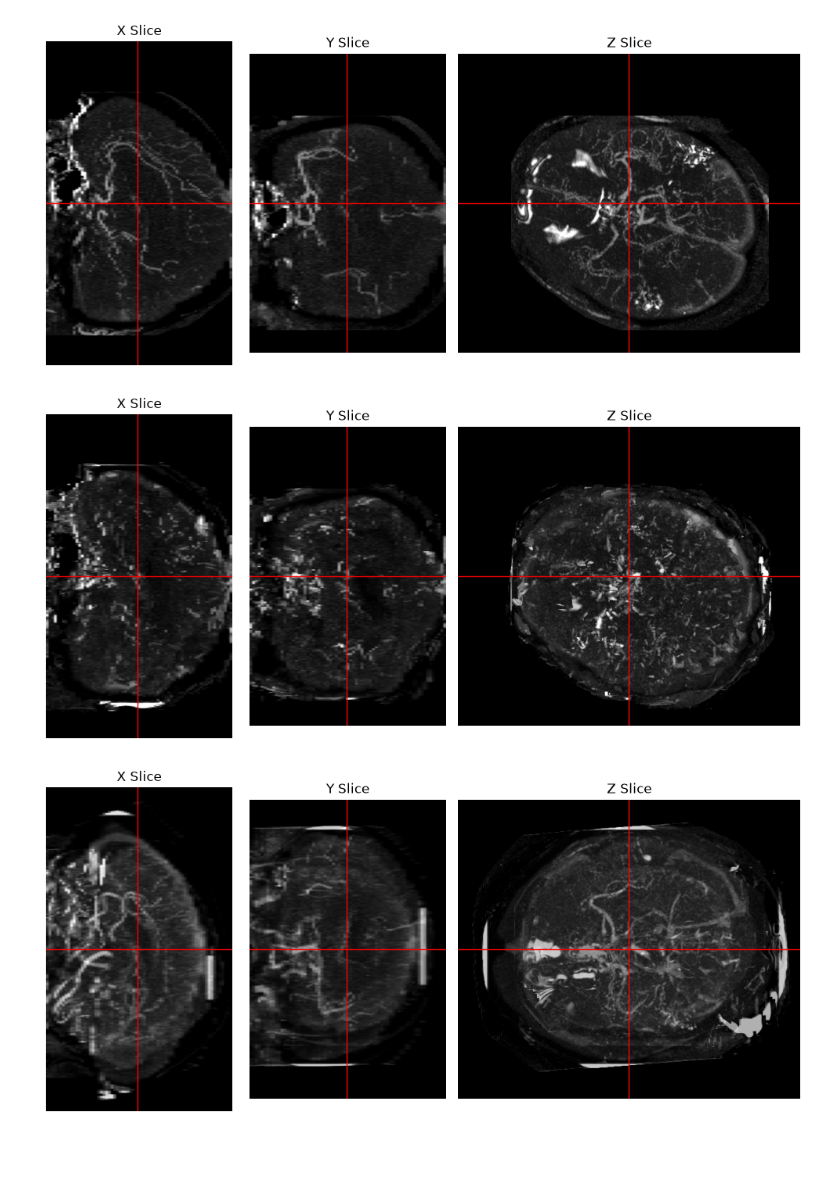
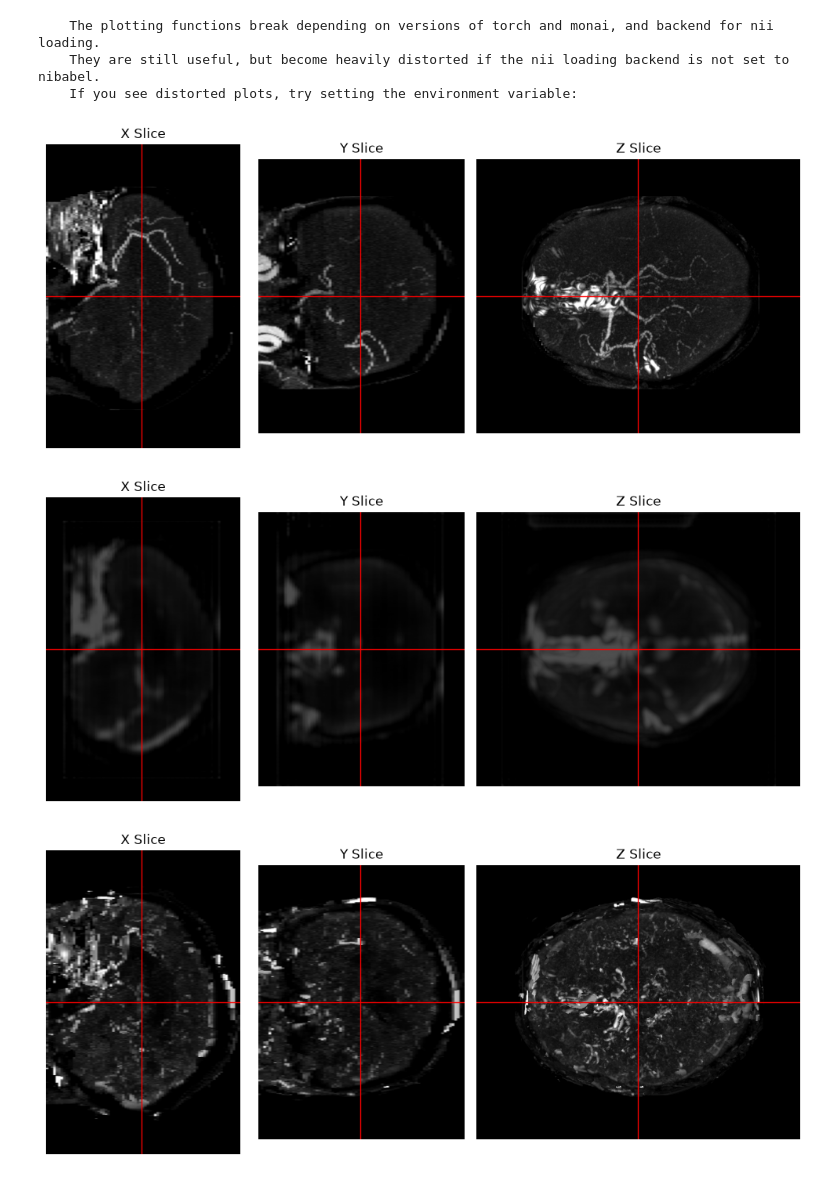
Before and after one commit to emastr/aipek_task_2026, a Jupyter notebook: notebooks/step6_plot_results.ipynb, the cells around one changed output. Drawn from its saved outputs; the diff is of its cells as text; code cells hidden in the pictures; blank space fills up the shorter version.

```diff
--- a/notebooks/step6_plot_results.ipynb
+++ b/notebooks/step6_plot_results.ipynb
@@ -1,53 +1,61 @@
 # %%
 import sys
-sys.path.append("../scripts/")
-sys.path.append("../")
+sys.path.append("..")
 
-from scripts.plots import plot_cta_and_segmentation, plot_from_path
 import matplotlib.pyplot as plt
+from src.processing import CONSTANTS
+from src.plots import plot_cta_and_segmentation, plot_from_path
 
-pred_path = "../nnUNet_raw/Predictions_val_small/"
-pred_path_norm = "../nnUNet_raw/Predictions_val/"
-data_path_norm = "../nnUNet_raw/Dataset_val/"
+pred_path = f"../{CONSTANTS.NORM_PRED_PATH}"
+pred_path_norm = f"../{CONSTANTS.NORM_PRED_PATH}"
+data_path_norm = f"../{CONSTANTS.NORM_DATA_PATH_VAL_OUT}"
 
 case_channel = {"cta": ("0001","0001"),
+                "durag": ("0001","0001"),
                 #"ncct": ("0000","0000"),
                 "cknn": ("0001","0001"),
-                "knn": ("0001","0001")}
+                "knn": ("0001","0001"),
+                }
 
 
-id_no = 7
+id_no = 10
 id_no = str(id_no).zfill(4)
 
 # First print the vessel structures
 for case, channel in case_channel.items():
 
     if case == "cta":
-        path = f"{data_path_norm}/labelsVl/case_{id_no}_{channel[0]}.nii.gz"
+        path = f"{data_path_norm}/case_{id_no}_{channel[0]}.nii.gz"
     else:
-        path = f"{pred_path_norm}/images_{case}/case_{id_no}_{channel[0]}.nii.gz"
+        path = f"{pred_path_norm}/images_norm_{case}/case_{id_no}_{channel[0]}.nii.gz"
     fig = plot_from_path(
         path=path,
         slices = (0.5, 0.5, 0.5),
         thicknesses = (20, 20, 20),
         cmap = "gray",
+        vmin=-1,
+        vmax=1
     )
     plt.tight_layout()
     plt.gcf().savefig(f"../figures/vessel_{id_no}_{case}.png", dpi=300)
 
 # Then print the secmentation results
 for case, channel in case_channel.items():
+    input_case_path = f"{pred_path}/images_{case}/case_{id_no}_{channel[0]}.nii.gz"
     fig = plot_cta_and_segmentation(
-        input_case_path=f"{pred_path}/images_{case}/case_{id_no}_{channel[0]}.nii.gz",
+        input_case_path=input_case_path,
         prediction_case_path=f"{pred_path}/segment_{case}/case_{id_no}_{channel[1]}.nii.gz",
         slices = (0.5, 0.5, 0.5),
         thickness = (1, 1, 1),
         figsize=(10, 4)
     )
     plt.suptitle(f"Segmentation for {case}")
     plt.tight_layout()
     plt.gcf().savefig(f"../figures/segmentation_{id_no}_{case}.png", dpi=300)
 # %% [output]
+    The plotting functions break depending on versions of torch and monai, and backend for nii loading.
+    They are still useful, but become heavily distorted if the nii loading backend is not set to nibabel.
+    If you see distorted plots, try setting the environment variable:
-[figure, old version]
+[figure, new version]
-[figure, old version]
+[figure, new version]
-[figure, old version]
+[figure, new version]
```
Also changed, not shown: parts of 1 cell of this notebook, 16 other files.
